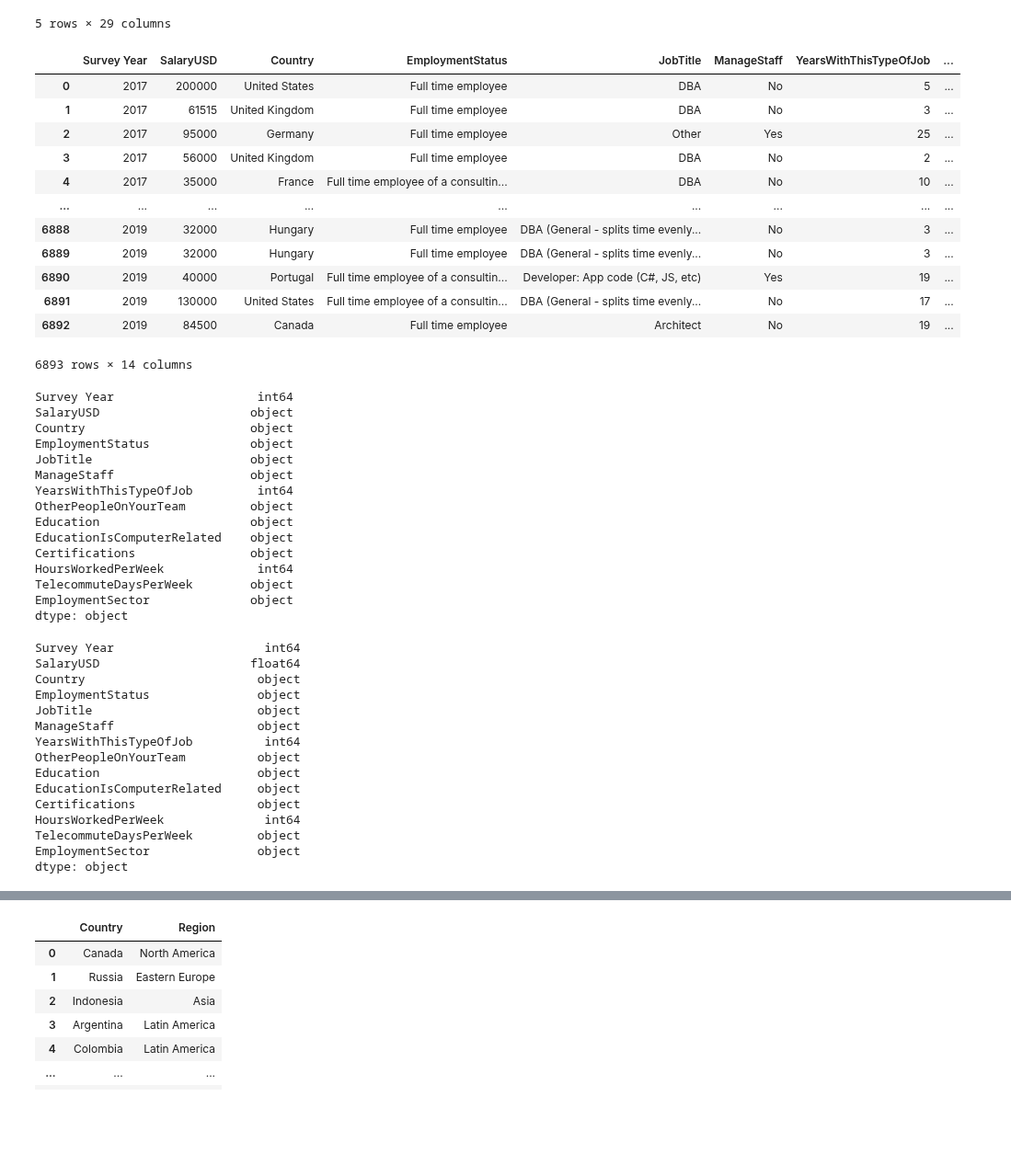
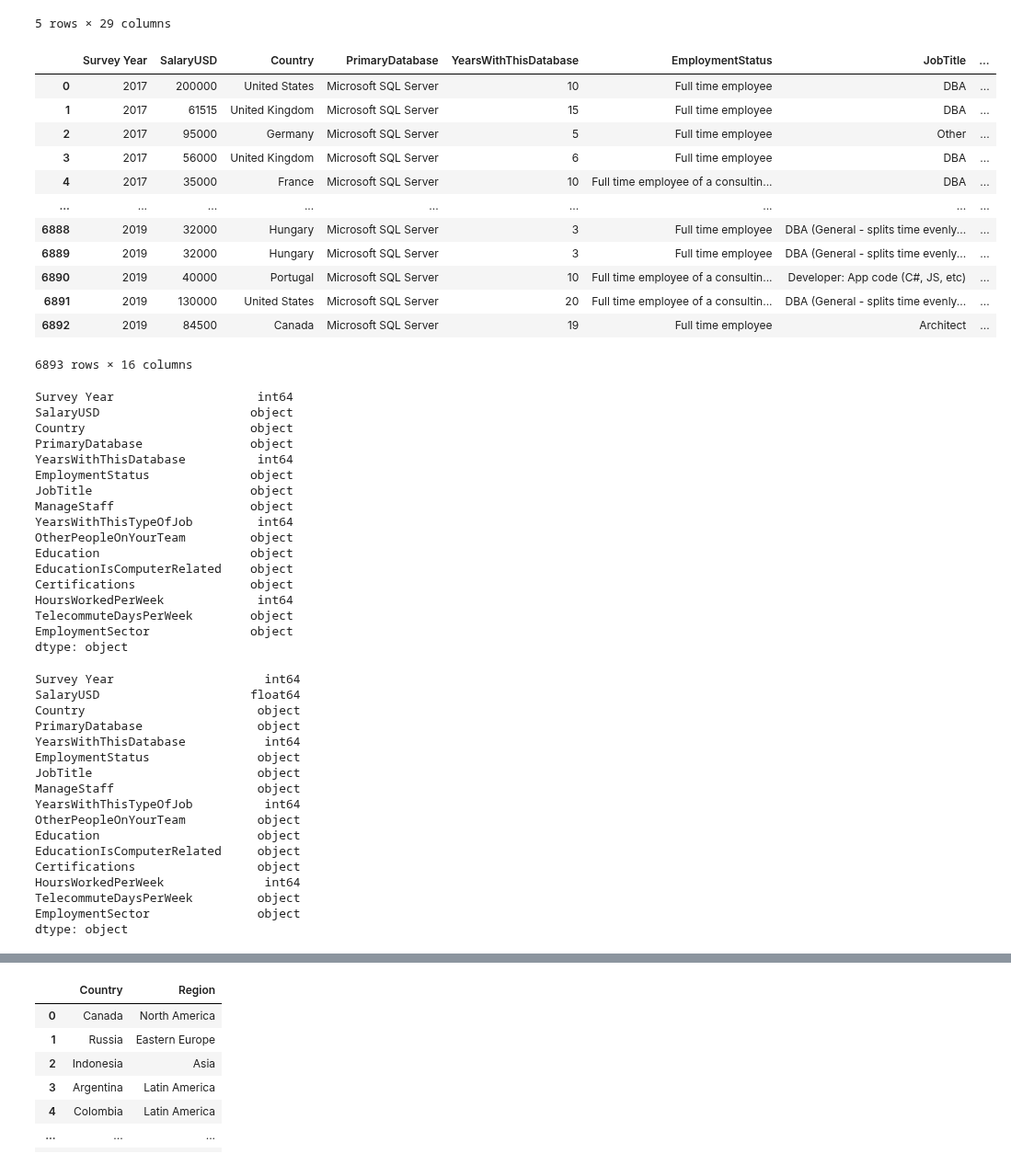
Before and after one commit to adrianavandeguchte/PredictYourSalary, a Jupyter notebook: notebooks/data_cleaning_sandy.ipynb, the cells around one changed output, grey strips where cells are left out. Shown at 92% size. Saved outputs shown, nothing was run; the diff lists cells and outputs as text; code cells hidden in the pictures; blank space fills up the shorter version.

```diff
--- a/notebooks/data_cleaning_sandy.ipynb
+++ b/notebooks/data_cleaning_sandy.ipynb
@@ -14,22 +14,22 @@ salary_df1.head()
 5 rows × 29 columns
 # %%
 # take only the columns we need
-salary_df1 = salary_df1[["Survey Year", "SalaryUSD", "Country", "EmploymentStatus", "JobTitle", "ManageStaff", "YearsWithThisTypeOfJob", "OtherPeopleOnYourTeam", "Education", "EducationIsComputerRelated", "Certifications", "HoursWorkedPerWeek", "TelecommuteDaysPerWeek", "EmploymentSector"]]
+salary_df1 = salary_df1[["Survey Year", "SalaryUSD", "Country", "PrimaryDatabase", "YearsWithThisDatabase", "EmploymentStatus", "JobTitle", "ManageStaff", "YearsWithThisTypeOfJob", "OtherPeopleOnYourTeam", "Education", "EducationIsComputerRelated", "Certifications", "HoursWorkedPerWeek", "TelecommuteDaysPerWeek", "EmploymentSector"]]
 salary_df1
 # %% [output]
-|  | Survey Year | SalaryUSD | Country | EmploymentStatus | JobTitle | ManageStaff | YearsWithThisTypeOfJob | ... |
-| 0 | 2017 | 200000 | United States | Full time employee | DBA | No | 5 | ... |
-| 1 | 2017 | 61515 | United Kingdom | Full time employee | DBA | No | 3 | ... |
-| 2 | 2017 | 95000 | Germany | Full time employee | Other | Yes | 25 | ... |
-| 3 | 2017 | 56000 | United Kingdom | Full time employee | DBA | No | 2 | ... |
-| 4 | 2017 | 35000 | France | Full time employee of a consultin... | DBA | No | 10 | ... |
+|  | Survey Year | SalaryUSD | Country | PrimaryDatabase | YearsWithThisDatabase | EmploymentStatus | JobTitle | ... |
+| 0 | 2017 | 200000 | United States | Microsoft SQL Server | 10 | Full time employee | DBA | ... |
+| 1 | 2017 | 61515 | United Kingdom | Microsoft SQL Server | 15 | Full time employee | DBA | ... |
+| 2 | 2017 | 95000 | Germany | Microsoft SQL Server | 5 | Full time employee | Other | ... |
+| 3 | 2017 | 56000 | United Kingdom | Microsoft SQL Server | 6 | Full time employee | DBA | ... |
+| 4 | 2017 | 35000 | France | Microsoft SQL Server | 10 | Full time employee of a consultin... | DBA | ... |
 | ... | ... | ... | ... | ... | ... | ... | ... | ... |
-| 6888 | 2019 | 32000 | Hungary | Full time employee | DBA (General - splits time evenly... | No | 3 | ... |
-| 6889 | 2019 | 32000 | Hungary | Full time employee | DBA (General - splits time evenly... | No | 3 | ... |
-| 6890 | 2019 | 40000 | Portugal | Full time employee of a consultin... | Developer: App code (C#, JS, etc) | Yes | 19 | ... |
-| 6891 | 2019 | 130000 | United States | Full time employee of a consultin... | DBA (General - splits time evenly... | No | 17 | ... |
-| 6892 | 2019 | 84500 | Canada | Full time employee | Architect | No | 19 | ... |
+| 6888 | 2019 | 32000 | Hungary | Microsoft SQL Server | 3 | Full time employee | DBA (General - splits time evenly... | ... |
+| 6889 | 2019 | 32000 | Hungary | Microsoft SQL Server | 3 | Full time employee | DBA (General - splits time evenly... | ... |
+| 6890 | 2019 | 40000 | Portugal | Microsoft SQL Server | 10 | Full time employee of a consultin... | Developer: App code (C#, JS, etc) | ... |
+| 6891 | 2019 | 130000 | United States | Microsoft SQL Server | 20 | Full time employee of a consultin... | DBA (General - splits time evenly... | ... |
+| 6892 | 2019 | 84500 | Canada | Microsoft SQL Server | 19 | Full time employee | Architect | ... |
-6893 rows × 14 columns
+6893 rows × 16 columns
 # %%
 # check the datatypes to see what needs to be changed
 salary_df1.dtypes
@@ -37,6 +37,8 @@ salary_df1.dtypes
 Survey Year                    int64
 SalaryUSD                     object
 Country                       object
+PrimaryDatabase               object
+YearsWithThisDatabase          int64
 EmploymentStatus              object
 JobTitle                      object
 ManageStaff                   object
@@ -62,6 +64,8 @@ salary_df1.dtypes
 Survey Year                     int64
 SalaryUSD                     float64
 Country                        object
+PrimaryDatabase                object
+YearsWithThisDatabase           int64
 EmploymentStatus               object
 JobTitle                       object
 ManageStaff                    object
```
Also changed, not shown: parts of 20 cells of this notebook, 6 other files.
